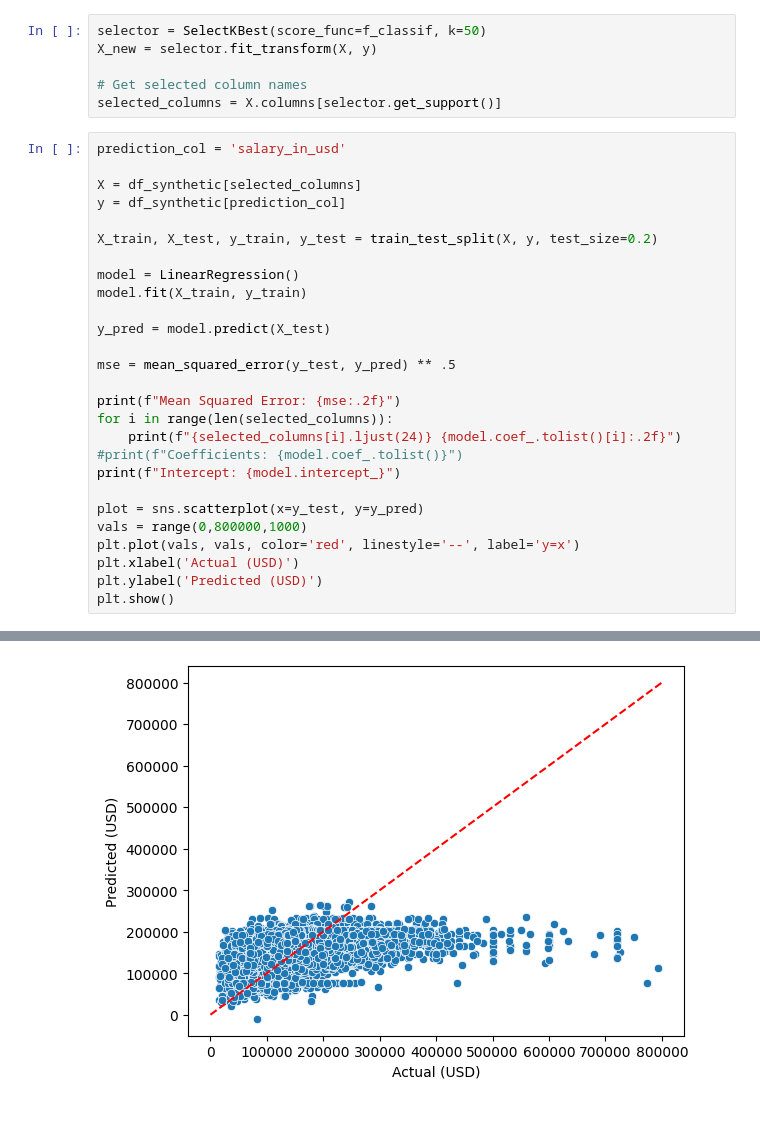
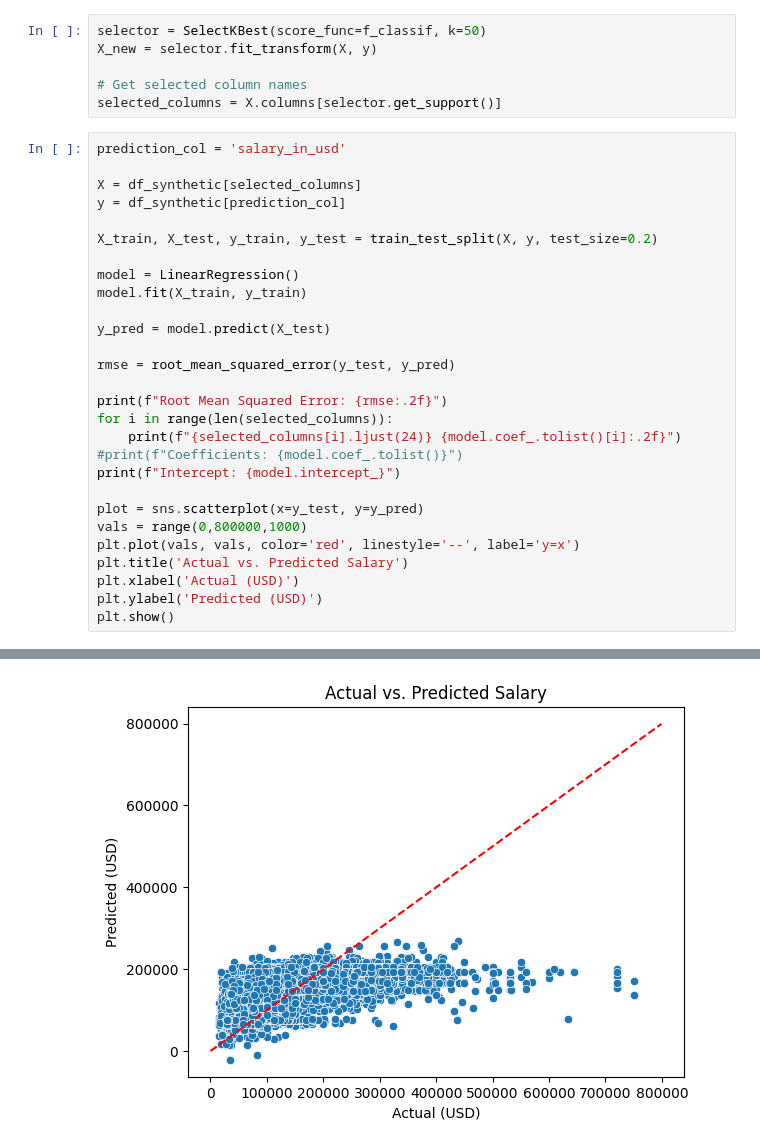
Before and after one commit to hensleyas21/SalariesML, a Jupyter notebook: salaries_model.ipynb, the cells around one changed output, grey strips where cells are left out. Drawn from its saved outputs; the diff is of its cells as text; blank space fills up the shorter version.

```diff
--- a/salaries_model.ipynb
+++ b/salaries_model.ipynb
@@ -165,9 +167,9 @@ model.fit(X_train, y_train)
 
 y_pred = model.predict(X_test)
 
-mse = mean_squared_error(y_test, y_pred) ** .5
+rmse = root_mean_squared_error(y_test, y_pred)
 
-print(f"Mean Squared Error: {mse:.2f}")
+print(f"Root Mean Squared Error: {rmse:.2f}")
 for i in range(len(selected_columns)):
     print(f"{selected_columns[i].ljust(24)} {model.coef_.tolist()[i]:.2f}")
 #print(f"Coefficients: {model.coef_.tolist()}")
@@ -176,6 +178,7 @@ print(f"Intercept: {model.intercept_}")
 plot = sns.scatterplot(x=y_test, y=y_pred)
 vals = range(0,800000,1000)
 plt.plot(vals, vals, color='red', linestyle='--', label='y=x')
+plt.title('Actual vs. Predicted Salary')
 plt.xlabel('Actual (USD)')
 plt.ylabel('Predicted (USD)')
 plt.show()
@@ -200 +203 @@ Intercept: -4756046.474257626
-[figure, old version]
+[figure, new version]
```
Also changed, not shown: parts of 5 cells of this notebook.
